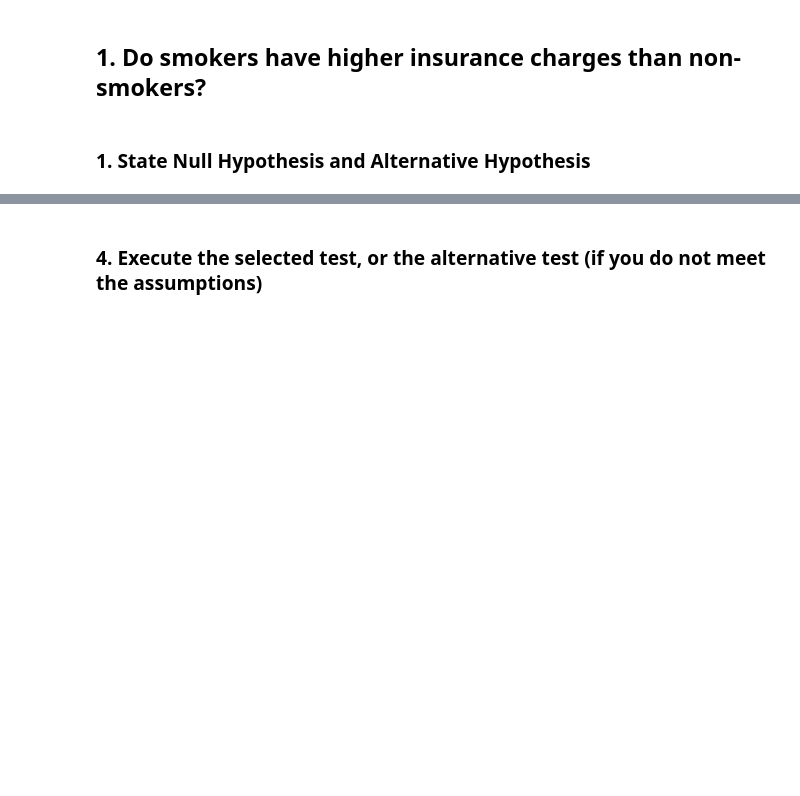
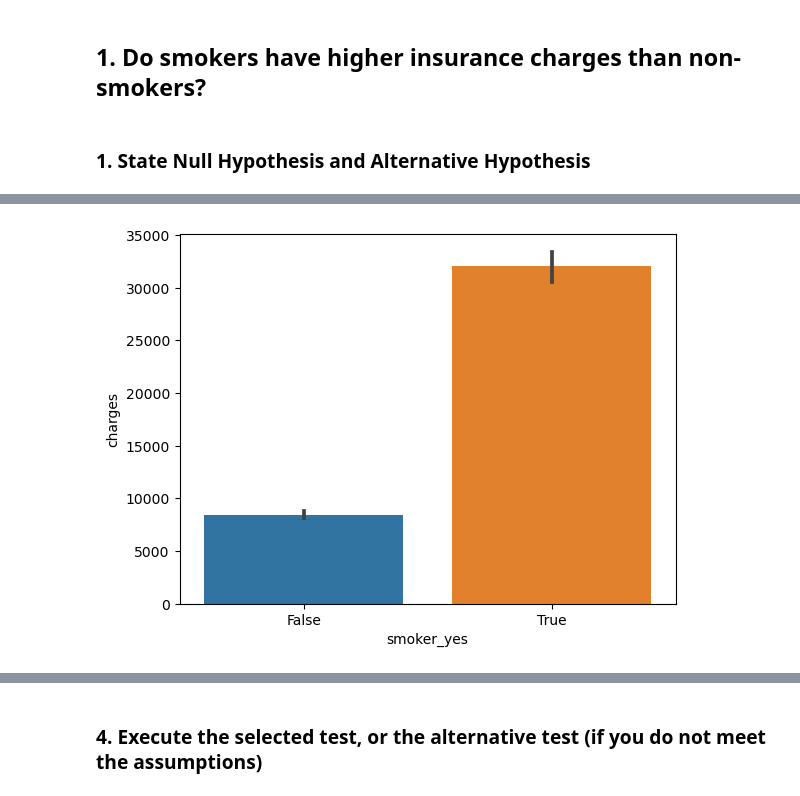
Before and after one commit to patelmedha/Hypothesis-Testing-with-Insurance-Data, a Jupyter notebook: Hypothesis Testing with Insurance Data.ipynb, the cells around one changed output, grey strips where cells are left out. Saved outputs shown, nothing was run; the diff lists cells and outputs as text; code cells hidden in the pictures; blank space fills up the shorter version.

```diff
--- a/Hypothesis Testing with Insurance Data.ipynb
+++ b/Hypothesis Testing with Insurance Data.ipynb
@@ -59,0 +95,5 @@ memory usage: 73.3+ KB
+# %%
+## save list of columns needed for each group
+needed_cols = ['smoker_yes','charges']
+
+df[needed_cols]
@@ -59,0 +114,4 @@ memory usage: 73.3+ KB
+# %%
+## save male team in separate variable
+non_smoker_df = df.loc[ df['smoker_yes']== False, needed_cols]
+non_smoker_df
@@ -59,0 +132,4 @@ memory usage: 73.3+ KB
+# %%
+## save male team in separate variable
+smoker_df = df.loc[ df['smoker_yes']== True, needed_cols]
+smoker_df
@@ -59,0 +150,4 @@ memory usage: 73.3+ KB
+# %%
+## Make a df just for visualization by concat the groups
+plot_df = pd.concat([smoker_df,non_smoker_df])
+plot_df
@@ -59,0 +168,6 @@ memory usage: 73.3+ KB
+# %%
+## visualize the group means
+sns.barplot(data=plot_df, x='smoker_yes',y='charges')
+plt.savefig('Data/smoker_charges.png')
+# %% [output]
+[figure, added]
```
Also changed, not shown: parts of 63 cells of this notebook, 2 other files.
